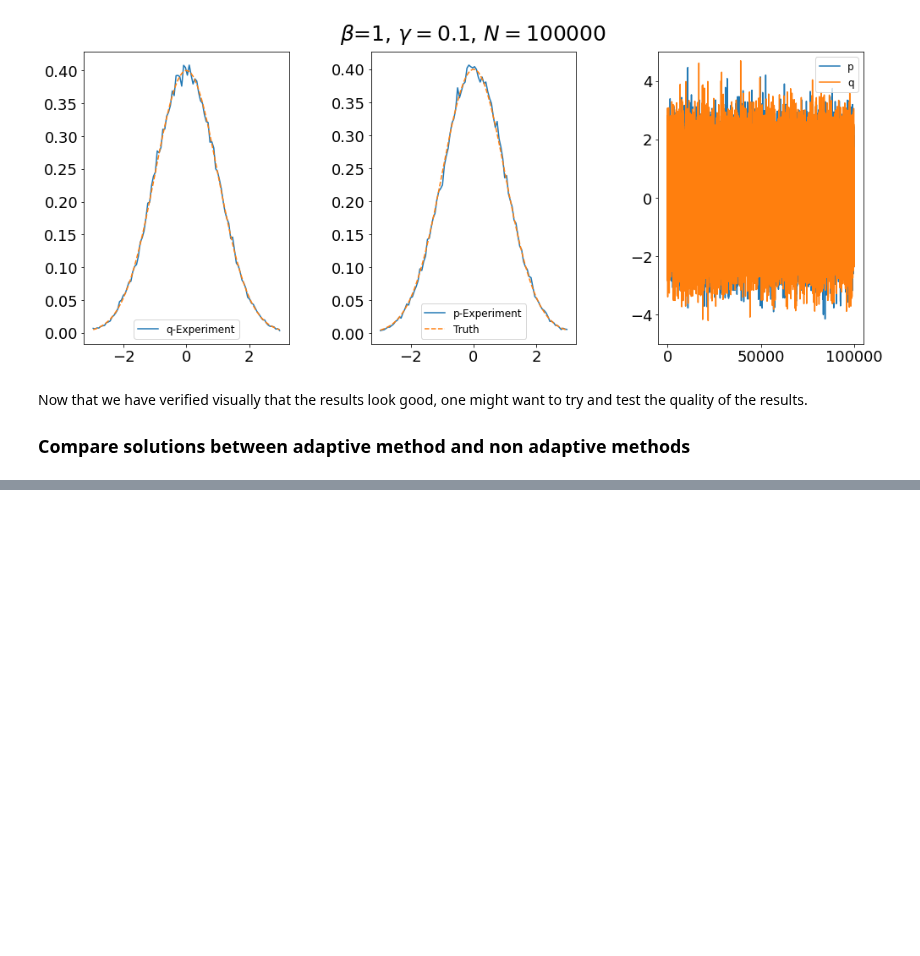
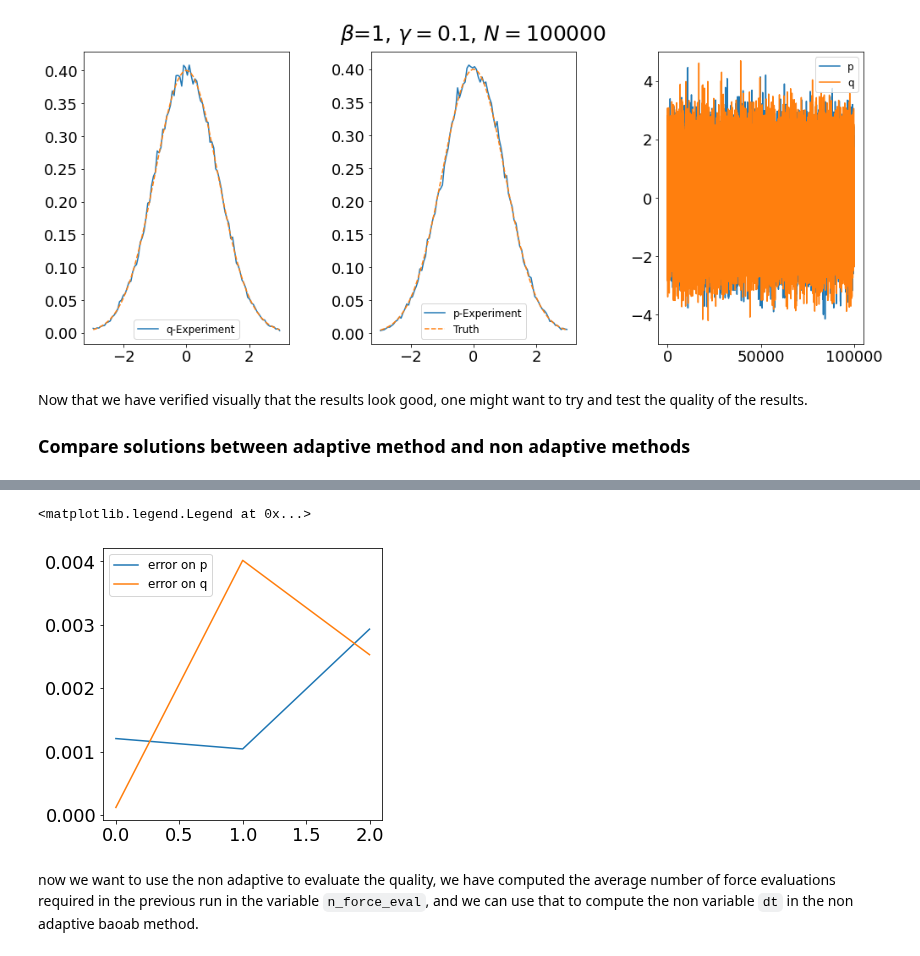
Before and after one commit to alixsleroy/WeakSDEapproximation, a Jupyter notebook: fullhamiltonian_adaptive.ipynb, the cells around one changed output, grey strips where cells are left out. Cells and saved outputs as stored; diff of their text form; code cells hidden in the pictures; blank space fills up the shorter version.

Commit message:
work on underdamped adaptive

```diff
--- a/fullhamiltonian_adaptive.ipynb
+++ b/fullhamiltonian_adaptive.ipynb
@@ -333,0 +384,30 @@ array([0. , 0.1])
+# %%
+def compute_error(y_sol):
+    err_force=np.zeros((2,len(y_sol)))
+    for i in range(len(y_sol)):
+        qpti=y_sol[i]
+
+        histogramq,bins = np.histogram(qpti[::,0],bins=100,range=[-3,3], density=True)
+        midx = (bins[0:-1]+bins[1:])/2
+
+        histogramp,bins = np.histogram(qpti[::,1],bins=100,range=[-3,3], density=True)
+        midx = (bins[0:-1]+bins[1:])/2
+
+        rho = np.exp(- beta*(midx**2)/2)
+        rho = rho / ( np.sum(rho)* (midx[1]-midx[0]) ) # Normalize rho by dividing by its approx. integral
+
+        err_force[0,i]=np.sqrt(np.sum(np.square(histogramq-rho)))
+        err_force[1,i] = np.sqrt(np.sum(np.square(histogramp-rho)))
+        # err_force[2,::]=np.mean(qpti[::,2])
+    return(err_force)
+# %%
+err = compute_error(y_sol)
+fig, (axs)= plt.subplots(1, 1,figsize=(5,5))# plt.figure(figsize=(4,4))
+axs.plot(err[0,::],label="error on p")
+axs.plot(err[1,::],label="error on q")
+axs.legend()
+# %% [output]
+<matplotlib.legend.Legend at 0x...>
+[figure, added]
+# %% [markdown]
+now we want to use the non adaptive to evaluate the quality, we have computed the average number of force evaluations required in the previous run in the variable `n_force_eval`, and we can use that to compute the non variable `dt` in the non adaptive baoab method.
```
Also changed, not shown: parts of 14 cells of this notebook, 1 other file.
